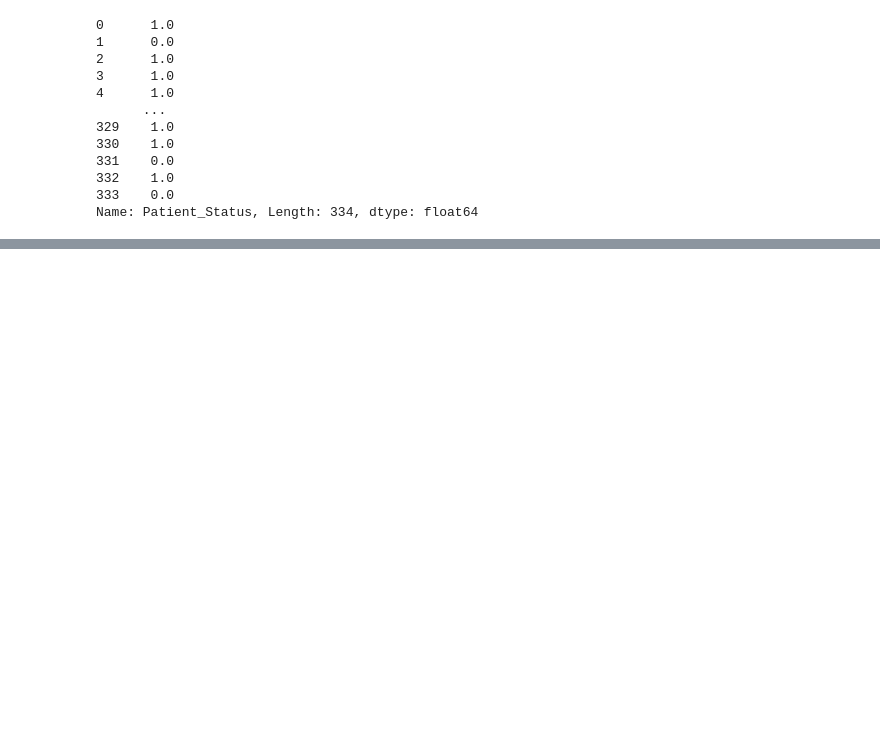
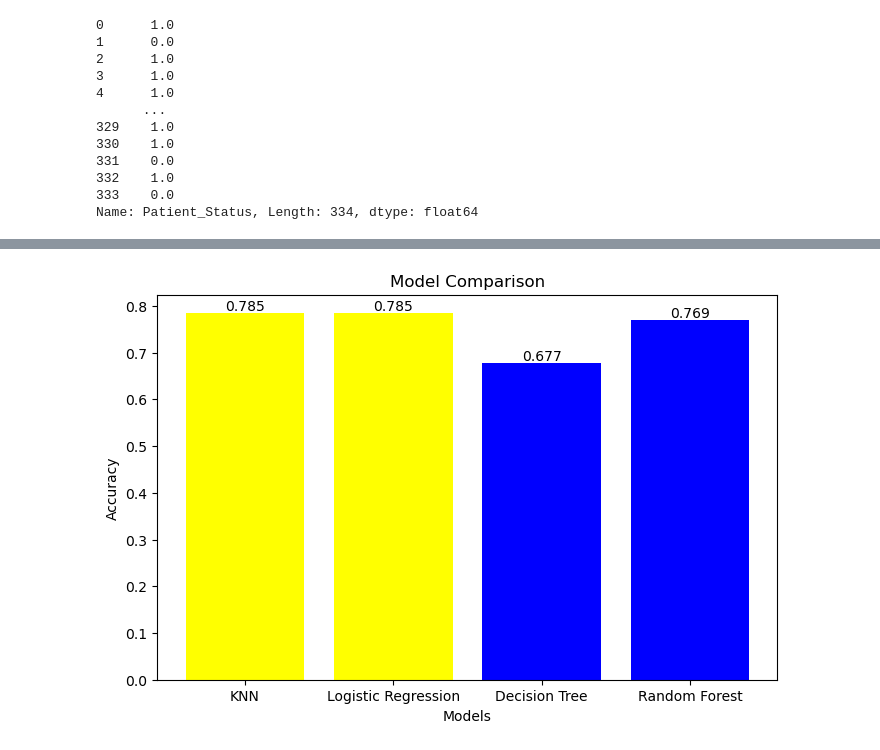
Before and after one commit to Priyanshi-Vishwakarma22/Breast_Cancer_Detection, a Jupyter notebook: notebooks/EDA_breast_cancer.ipynb, the cells around one changed output, grey strips where cells are left out. Saved outputs shown, nothing was run; the diff lists cells and outputs as text; code cells hidden in the pictures; blank space fills up the shorter version.

```diff
--- a/notebooks/EDA_breast_cancer.ipynb
+++ b/notebooks/EDA_breast_cancer.ipynb
@@ -516,0 +525,19 @@ weighted avg       1.00      0.78      0.87        67
+# %%
+best_acc = max(accuracies)
+
+colors = ["blue" if acc < best_acc else "yellow" for acc in accuracies]
+
+plt.figure(figsize=(8,5))
+bars = plt.bar(model_names, accuracies, color=colors)
+
+for bar in bars:
+    yval = bar.get_height()
+    plt.text(bar.get_x() + bar.get_width()/2, yval,
+             round(yval,3), ha='center', va='bottom')
+
+plt.xlabel("Models")
+plt.ylabel("Accuracy")
+plt.title("Model Comparison")
+plt.show()
+# %% [output]
+[figure, added]
```
Also changed, not shown: parts of 58 cells of this notebook.
